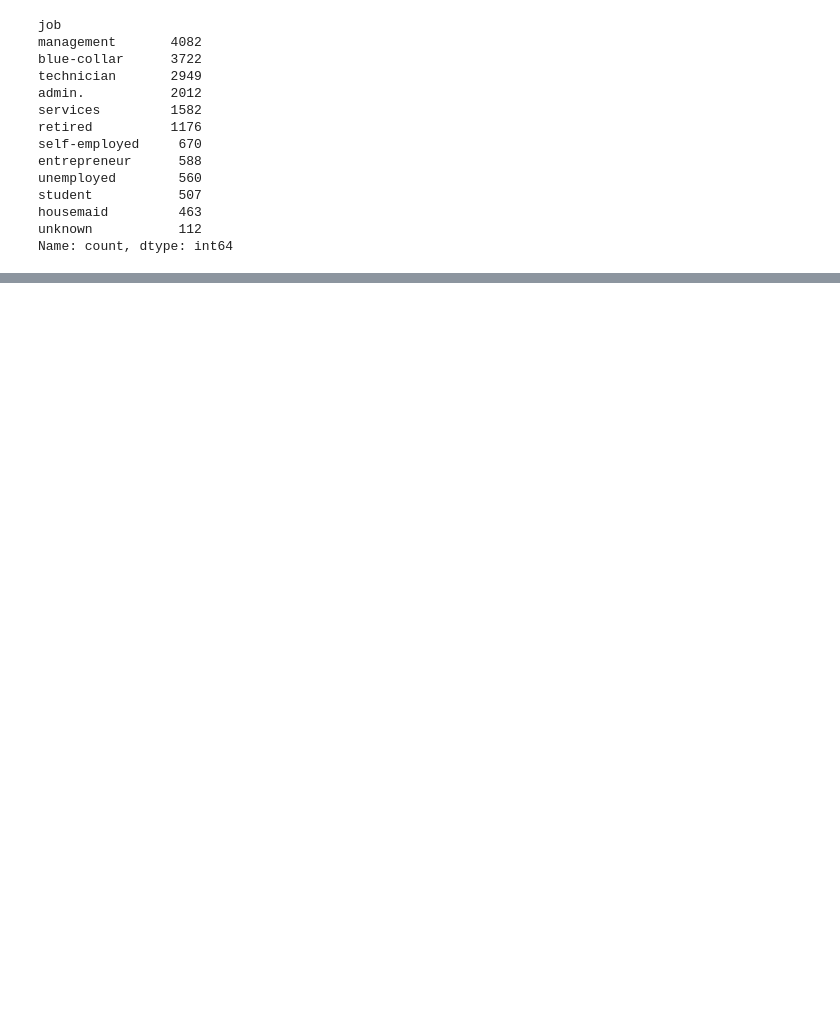
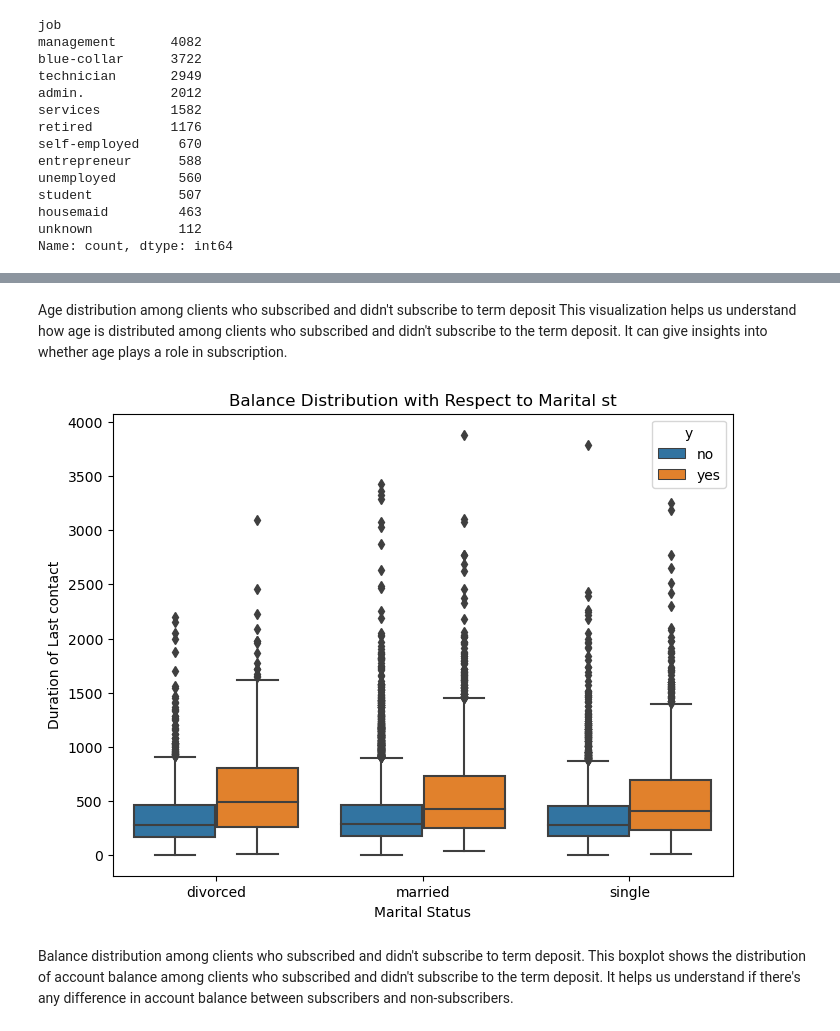
Before and after one commit to axt0895/data-science, a Jupyter notebook: Classification-Evaluation.ipynb, the cells around one changed output, grey strips where cells are left out. Cells and saved outputs as stored; diff of their text form; code cells hidden in the pictures; blank space fills up the shorter version.

```diff
--- a/Classification-Evaluation.ipynb
+++ b/Classification-Evaluation.ipynb
@@ -258,0 +241,15 @@ dtype: object
+# %% [markdown]
+Age distribution among clients who subscribed and didn't subscribe to term deposit This visualization helps us understand how age is distributed among clients who subscribed and didn't subscribe to the term deposit. It can give insights into whether age plays a role in subscription.
+# %%
+plt.figure(figsize=(8,6))
+sns.boxplot(data=df, x='marital', y='duration', hue ='y')
+plt.title('Balance Distribution with Respect to Marital st')
+plt.xlabel('Marital Status')
+plt.ylabel('Duration of Last contact')
+plt.xticks(ticks=[0, 1, 2])
+plt.show()
+# %% [output]
+[figure, added]
+# %% [markdown]
+Balance distribution among clients who subscribed and didn't subscribe to term deposit. This boxplot shows the distribution of account balance among clients who subscribed and didn't subscribe to the term deposit. It helps us understand if there's any difference in account balance
+between subscribers and non-subscribers.
```
Also changed, not shown: parts of 91 cells of this notebook.
